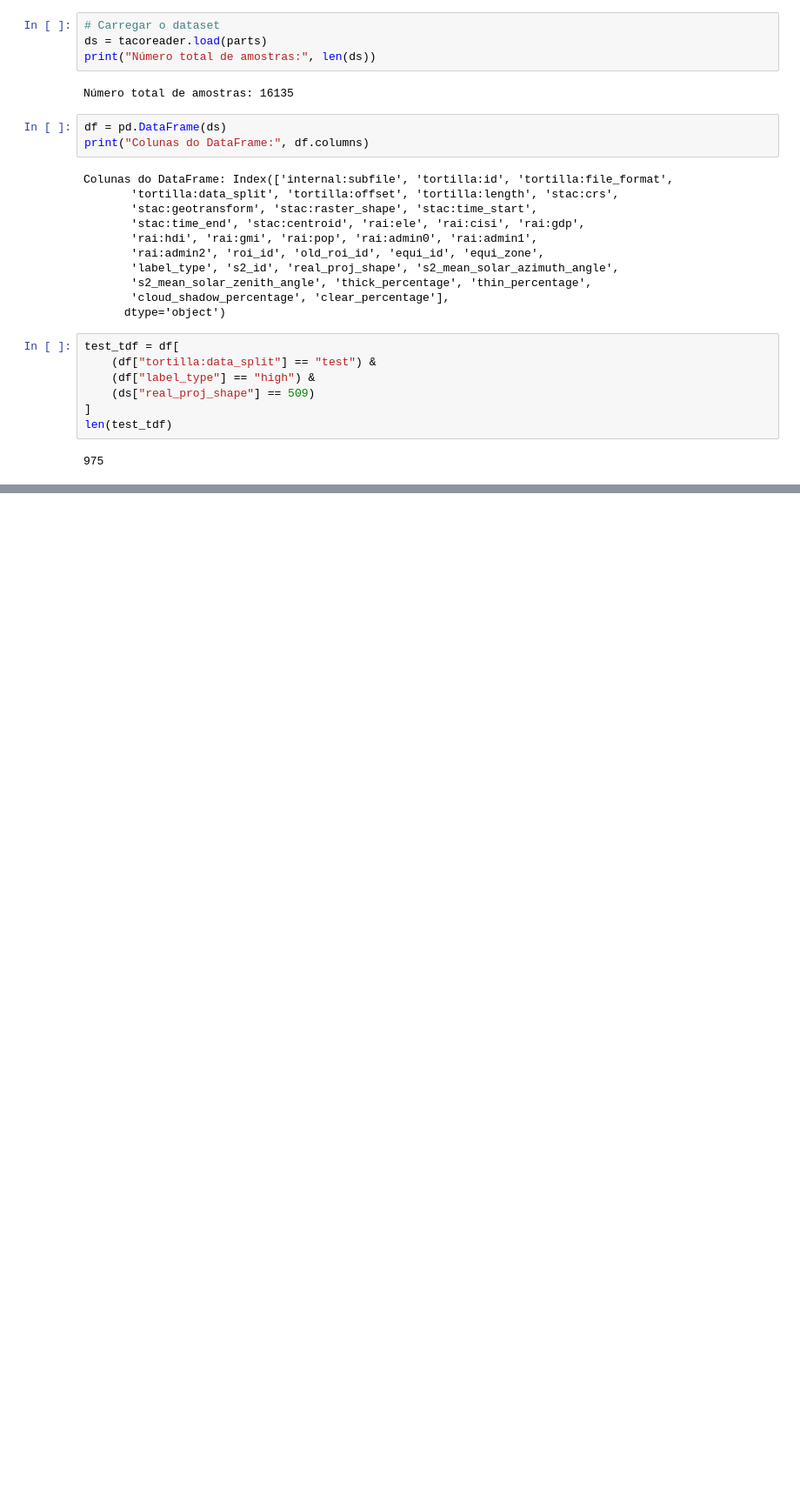
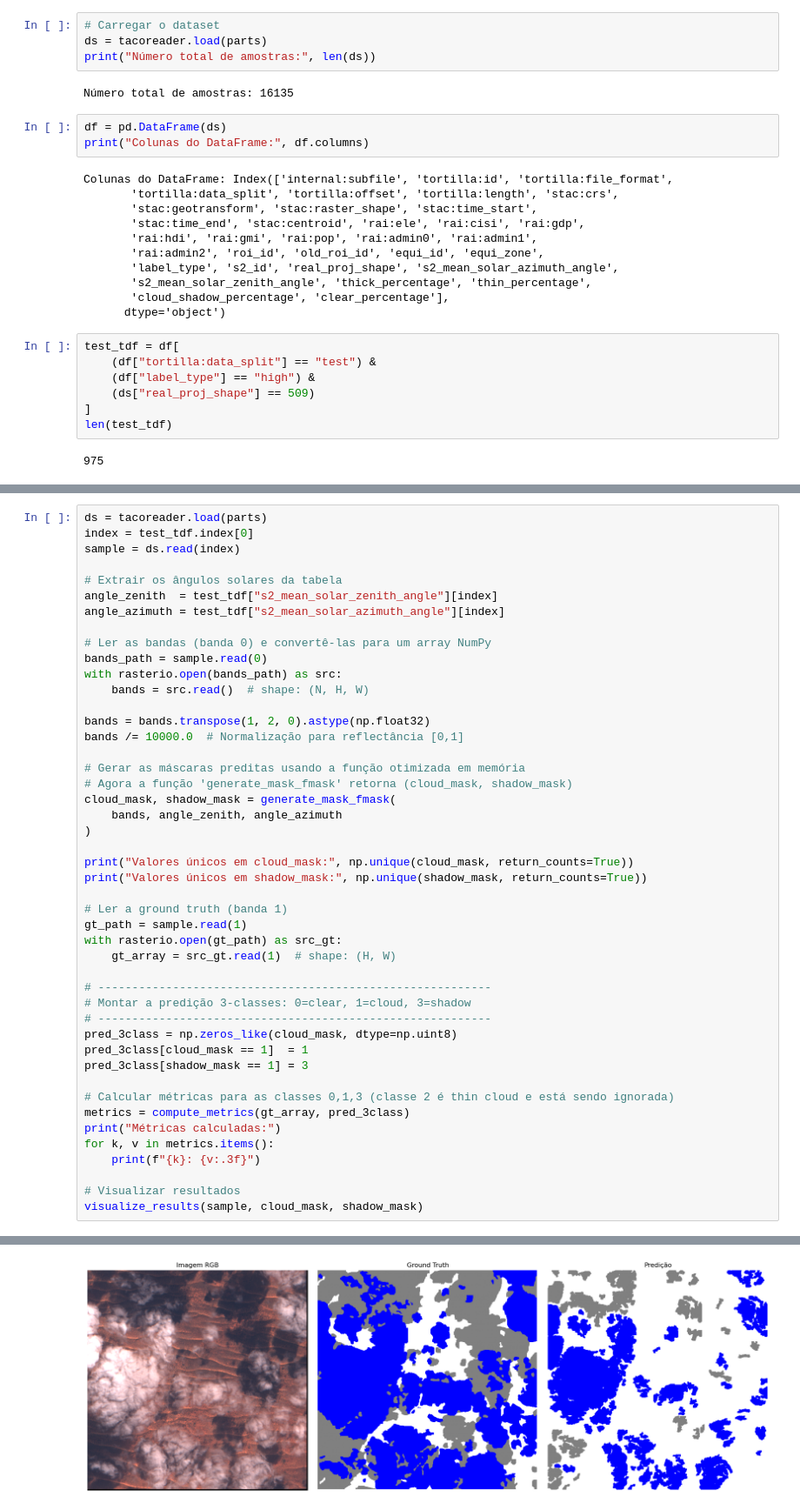
Before and after one commit to ArthurrCr/pibic, a Jupyter notebook: notebooks/baseline.ipynb, the cells around one changed output, grey strips where cells are left out. Shown at 87% size. Saved outputs shown, nothing was run; the diff lists cells and outputs as text; blank space fills up the shorter version.

```diff
--- a/notebooks/baseline.ipynb
+++ b/notebooks/baseline.ipynb
@@ -121,0 +267,47 @@ Precision: 0.774
+# %%
+ds = tacoreader.load(parts)
+index = test_tdf.index[0]
+sample = ds.read(index)
+
+# Extrair os ângulos solares da tabela
+angle_zenith  = test_tdf["s2_mean_solar_zenith_angle"][index]
+angle_azimuth = test_tdf["s2_mean_solar_azimuth_angle"][index]
+
+# Ler as bandas (banda 0) e convertê-las para um array NumPy
+bands_path = sample.read(0)
+with rasterio.open(bands_path) as src:
+    bands = src.read()  # shape: (N, H, W)
+
+bands = bands.transpose(1, 2, 0).astype(np.float32)
+bands /= 10000.0  # Normalização para reflectância [0,1]
+
+# Gerar as máscaras preditas usando a função otimizada em memória
+# Agora a função 'generate_mask_fmask' retorna (cloud_mask, shadow_mask)
+cloud_mask, shadow_mask = generate_mask_fmask(
+    bands, angle_zenith, angle_azimuth
+)
+
+print("Valores únicos em cloud_mask:", np.unique(cloud_mask, return_counts=True))
+print("Valores únicos em shadow_mask:", np.unique(shadow_mask, return_counts=True))
+
+# Ler a ground truth (banda 1)
+gt_path = sample.read(1)
+with rasterio.open(gt_path) as src_gt:
+    gt_array = src_gt.read(1)  # shape: (H, W)
+
+# ----------------------------------------------------------
+# Montar a predição 3-classes: 0=clear, 1=cloud, 3=shadow
+# ----------------------------------------------------------
+pred_3class = np.zeros_like(cloud_mask, dtype=np.uint8)
+pred_3class[cloud_mask == 1]  = 1
+pred_3class[shadow_mask == 1] = 3
+
+# Calcular métricas para as classes 0,1,3 (classe 2 é thin cloud e está sendo ignorada)
+metrics = compute_metrics(gt_array, pred_3class)
+print("Métricas calculadas:")
+for k, v in metrics.items():
+    print(f"{k}: {v:.3f}")
+
+# Visualizar resultados
+visualize_results(sample, cloud_mask, shadow_mask)
+# %% [output]
@@ -121,0 +329 @@ Precision: 0.774
+[figure, added]
```
Also changed, not shown: parts of 12 cells of this notebook, 42 other files.
